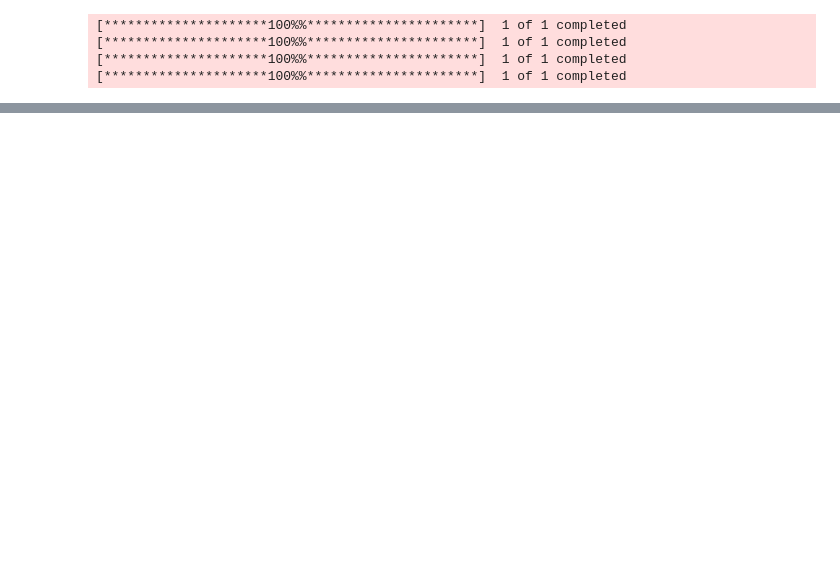
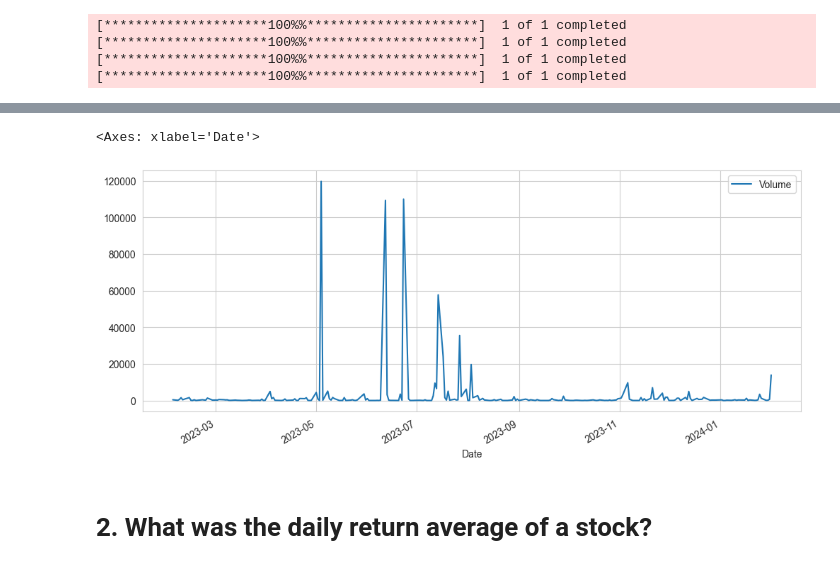
Before and after one commit to Deepak-B-G/Fast-Lane-Internship, a Jupyter notebook: Project-02/project-02.ipynb, the cells around one changed output, grey strips where cells are left out. Saved outputs shown, nothing was run; the diff lists cells and outputs as text; code cells hidden in the pictures; blank space fills up the shorter version.

```diff
--- a/Project-02/project-02.ipynb
+++ b/Project-02/project-02.ipynb
@@ -115,0 +122,8 @@ plt.show()
+# %%
+#Plotting the total volume being traded over time
+BTC['Volume'].plot(legend=True,figsize=(12,5))
+# %% [output]
+<Axes: xlabel='Date'>
+[figure, added]
+# %% [markdown]
+# 2. What was the daily return average of a stock?
```
Also changed, not shown: parts of 35 cells of this notebook.
